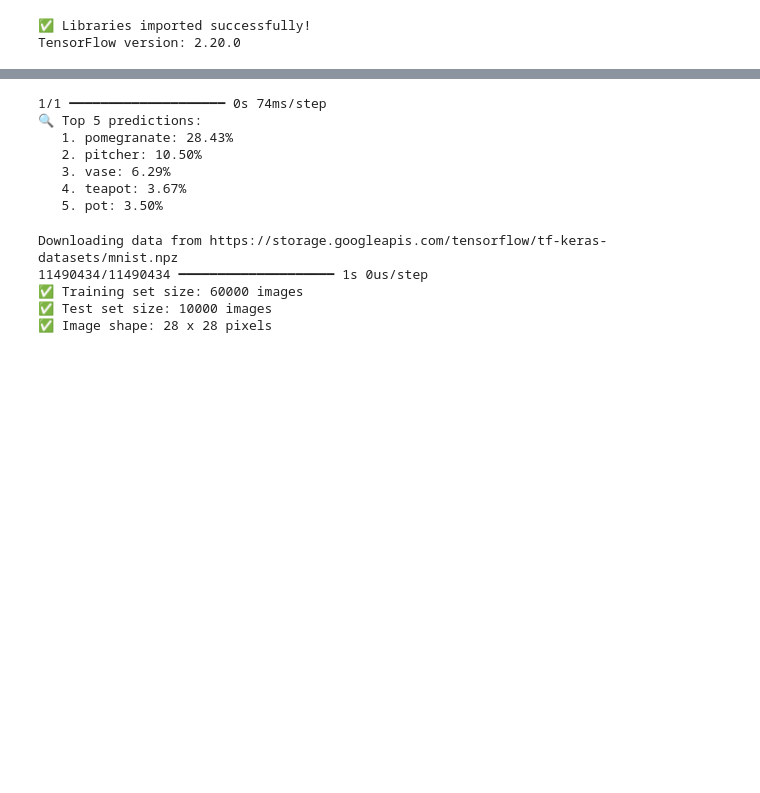
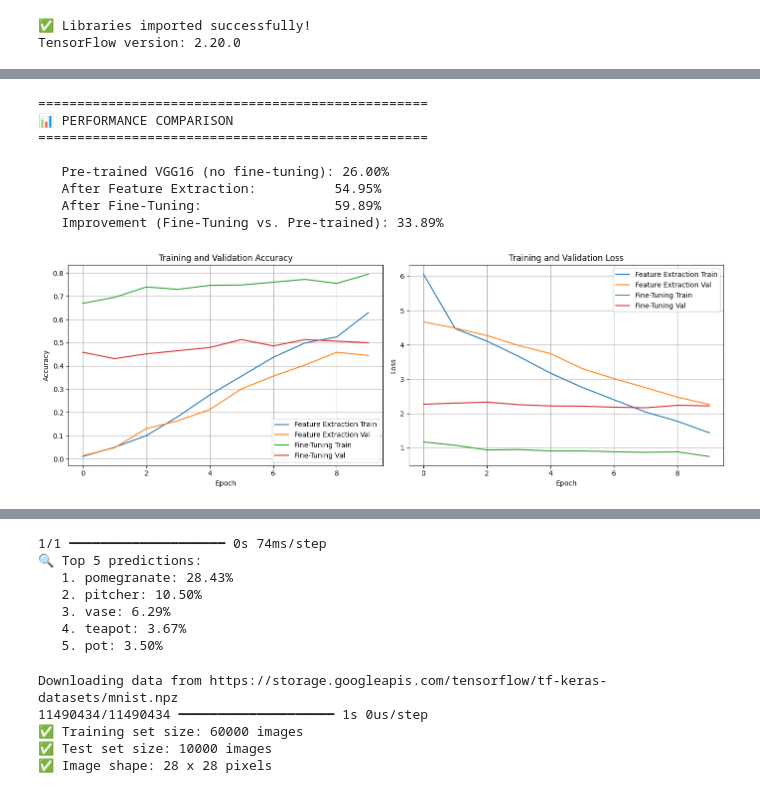
Before and after one commit to Yasser-Baleghi/hands-on-dl-image-processing, a Jupyter notebook: chapter_09/09_transfer_learning_autoencoders.ipynb, the cells around one changed output, grey strips where cells are left out. Cells and saved outputs as stored; diff of their text form; code cells hidden in the pictures; blank space fills up the shorter version.

```diff
--- a/chapter_09/09_transfer_learning_autoencoders.ipynb
+++ b/chapter_09/09_transfer_learning_autoencoders.ipynb
@@ -121,0 +567,79 @@ Saving Pomegranates.png to Pomegranates.png
+# %%
+# ============================================
+# 9.1.6 Compare Results (FULLY CORRECTED)
+# ============================================
+
+print("\n" + "="*50)
+print("📊 PERFORMANCE COMPARISON")
+print("="*50)
+
+print(f"\n   Pre-trained VGG16 (no fine-tuning): {accuracy_before*100:.2f}%")
+print(f"   After Feature Extraction:          {test_acc_fe*100:.2f}%")
+print(f"   After Fine-Tuning:                 {test_acc_ft*100:.2f}%")
+print(f"   Improvement (Fine-Tuning vs. Pre-trained): {(test_acc_ft - accuracy_before)*100:.2f}%")
+
+# Plot training history
+plt.figure(figsize=(14, 5))
+
+plt.subplot(1, 2, 1)
+plt.plot(history_fe.history['accuracy'], label='Feature Extraction Train')
+plt.plot(history_fe.history['val_accuracy'], label='Feature Extraction Val')
+plt.plot(history_ft.history['accuracy'], label='Fine-Tuning Train')
+plt.plot(history_ft.history['val_accuracy'], label='Fine-Tuning Val')
+plt.title('Training and Validation Accuracy')
+plt.xlabel('Epoch')
+plt.ylabel('Accuracy')
+plt.legend()
+plt.grid(True)
+
+plt.subplot(1, 2, 2)
+plt.plot(history_fe.history['loss'], label='Feature Extraction Train')
+plt.plot(history_fe.history['val_loss'], label='Feature Extraction Val')
+plt.plot(history_ft.history['loss'], label='Fine-Tuning Train')
+plt.plot(history_ft.history['val_loss'], label='Fine-Tuning Val')
+plt.title('Training and Validation Loss')
+plt.xlabel('Epoch')
+plt.ylabel('Loss')
+plt.legend()
+plt.grid(True)
+
+plt.tight_layout()
+plt.show()
+
+# ============================================
+# FULLY CORRECTED SAMPLE PREDICTIONS
+# ============================================
+
+print("\n🔍 Sample Predictions (After Fine-Tuning - FINAL CORRECTED):")
+
+# Get predictions on test images
+predictions_ft = model.predict(X_test_processed_ft[:10], verbose=0)
+predicted_classes = np.argmax(predictions_ft, axis=1)
+
+# Get the mapping from label_encoder
+# label_encoder.classes_ gives the encoded labels in order
+encoded_labels = label_encoder.classes_
+
+for i in range(5):
+    # Get the actual Caltech-101 class name
+    actual_label = class_names[y_test[i]]
+
+    # Get the predicted encoded value
+    predicted_encoded = predicted_classes[i]
+
+    # Get the corresponding Caltech-101 class name
+    # Find which Caltech-101 class corresponds to this encoded value
+    predicted_label = class_names[encoded_labels[predicted_encoded]]
+
+    confidence = np.max(predictions_ft[i]) * 100
+    print(f"   Sample {i+1}: Actual: '{actual_label}', Predicted: '{predicted_label}', Confidence: {confidence:.2f}%")
+# %% [output]
+==================================================
+📊 PERFORMANCE COMPARISON
+==================================================
+
+   Pre-trained VGG16 (no fine-tuning): 26.00%
+   After Feature Extraction:          54.95%
+   After Fine-Tuning:                 59.89%
+   Improvement (Fine-Tuning vs. Pre-trained): 33.89%
+[figure, added]
```
Also changed, not shown: parts of 6 cells of this notebook.
